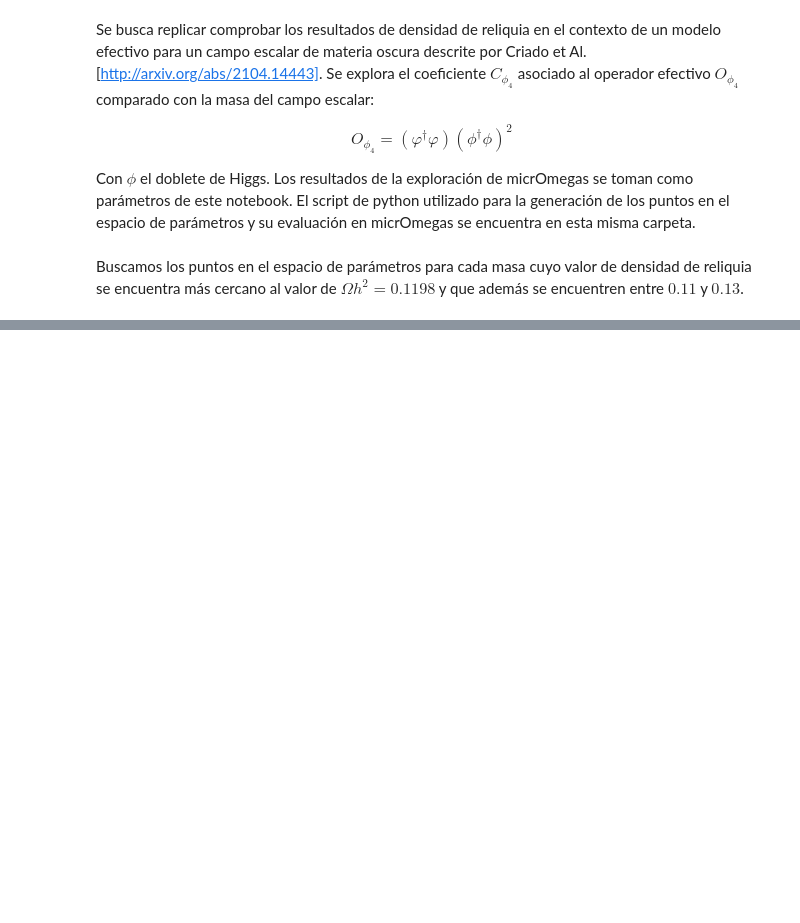
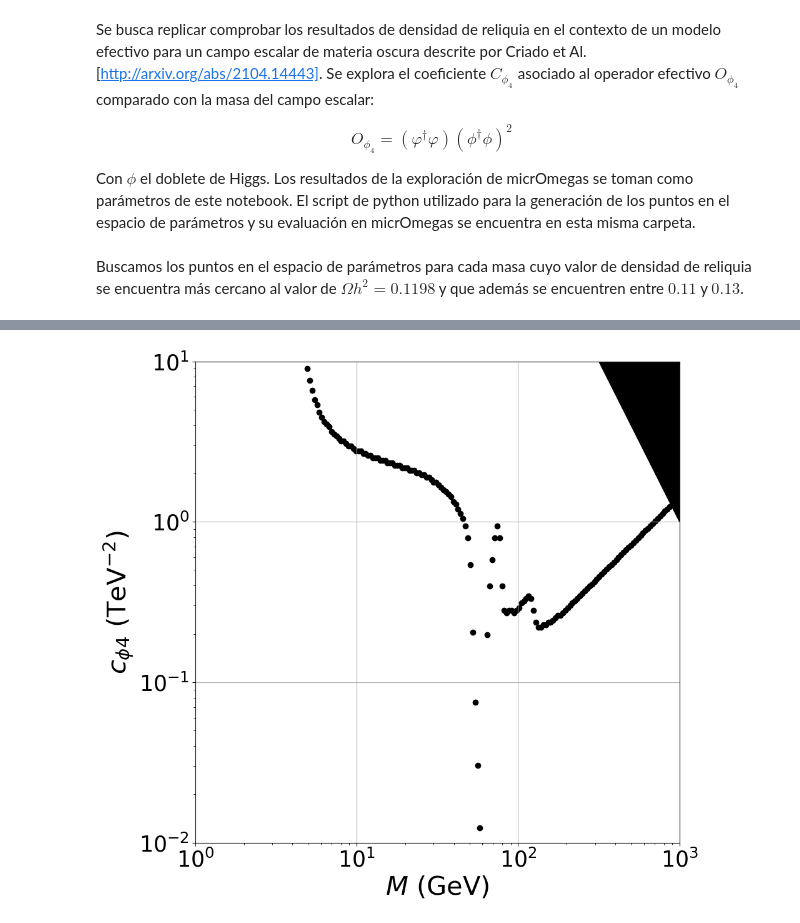
Before and after one commit to sgogoeg/tdg, a Jupyter notebook: Scripts/EFFRealPortal4/extract_relic_densities.ipynb, the cells around one changed output, grey strips where cells are left out. Saved outputs shown, nothing was run; the diff lists cells and outputs as text; code cells hidden in the pictures; blank space fills up the shorter version.

```diff
--- a/Scripts/EFFRealPortal4/extract_relic_densities.ipynb
+++ b/Scripts/EFFRealPortal4/extract_relic_densities.ipynb
@@ -81,0 +82,32 @@ plt.show()
+# %%
+# Generando grafica de los resultados en TeV
+plt.figure(figsize=(10,10))
+
+plt.scatter(line[:,0],line[:,1], color = 'black')
+
+plt.xscale('log')
+plt.yscale('log')
+
+plt.xticks(size=25)
+plt.yticks(size=25)
+
+tick_positions = [1e-5, 1e-6, 1e-7, 1e-8]  # Original tick positions
+tick_labels = [r"$10^1$", r"$10^0$", r"$10^{-1}$", r"$10^{-2}$"]  # Shifted labels
+
+plt.yticks(tick_positions, tick_labels)
+
+plt.xlabel(r"$M$ (GeV)", size=30)
+plt.ylabel(r"$c_{\phi4}$ (TeV$^{-2}$)", size=30)
+
+linecutX = np.arange(1,1000,1)
+linecutY = 1/linecutX**2
+plt.fill_between(linecutX,linecutY, np.max(linecutY), color='black')
+
+plt.xlim(1,1000)
+plt.ylim(1e-8,1e-5)
+
+plt.grid()
+plt.savefig("relicdensityTeV.eps", bbox_inches='tight')
+plt.show()
+# %% [output]
+[figure, added]
```
Also changed, not shown: parts of 1 cell of this notebook, 47 other files.
